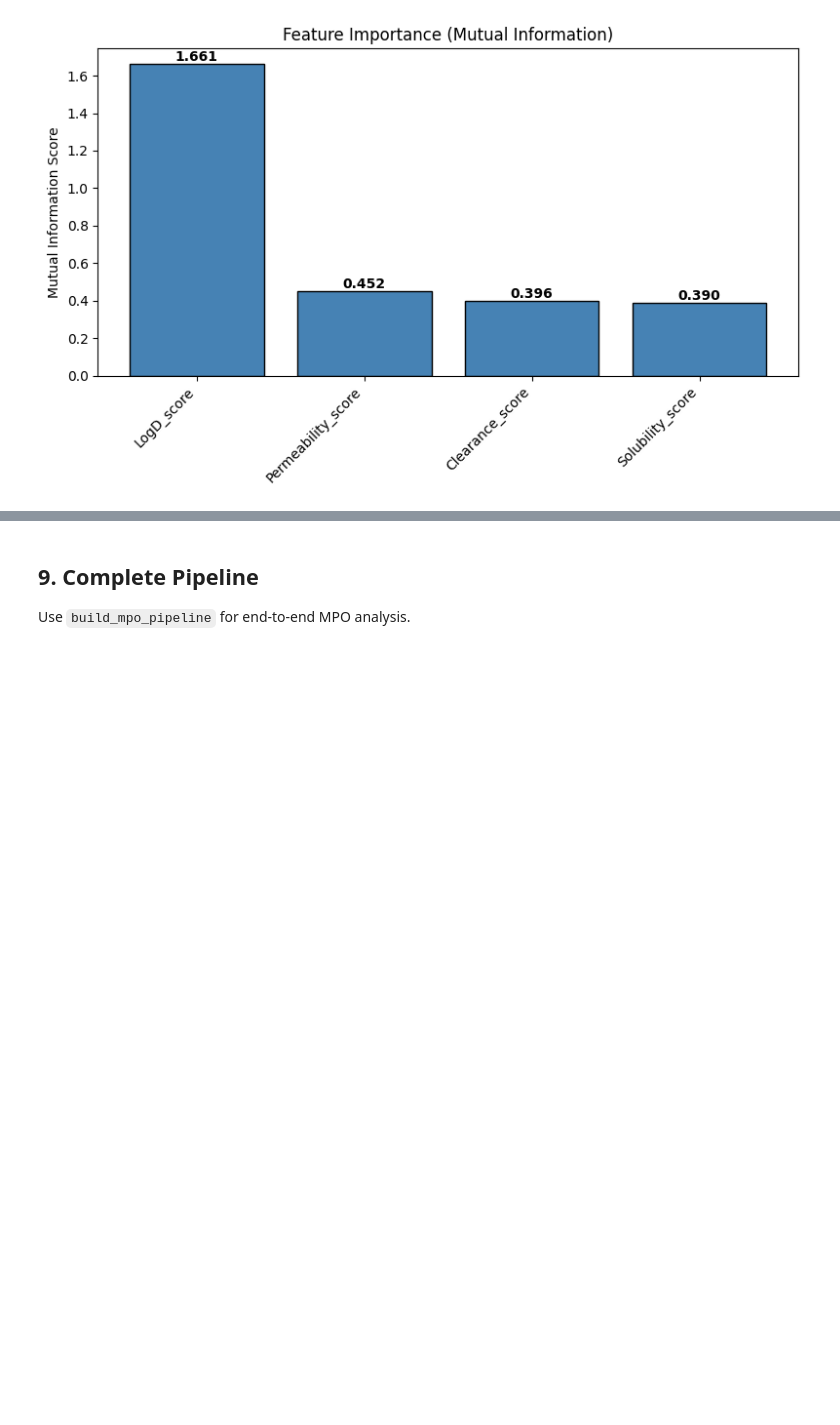
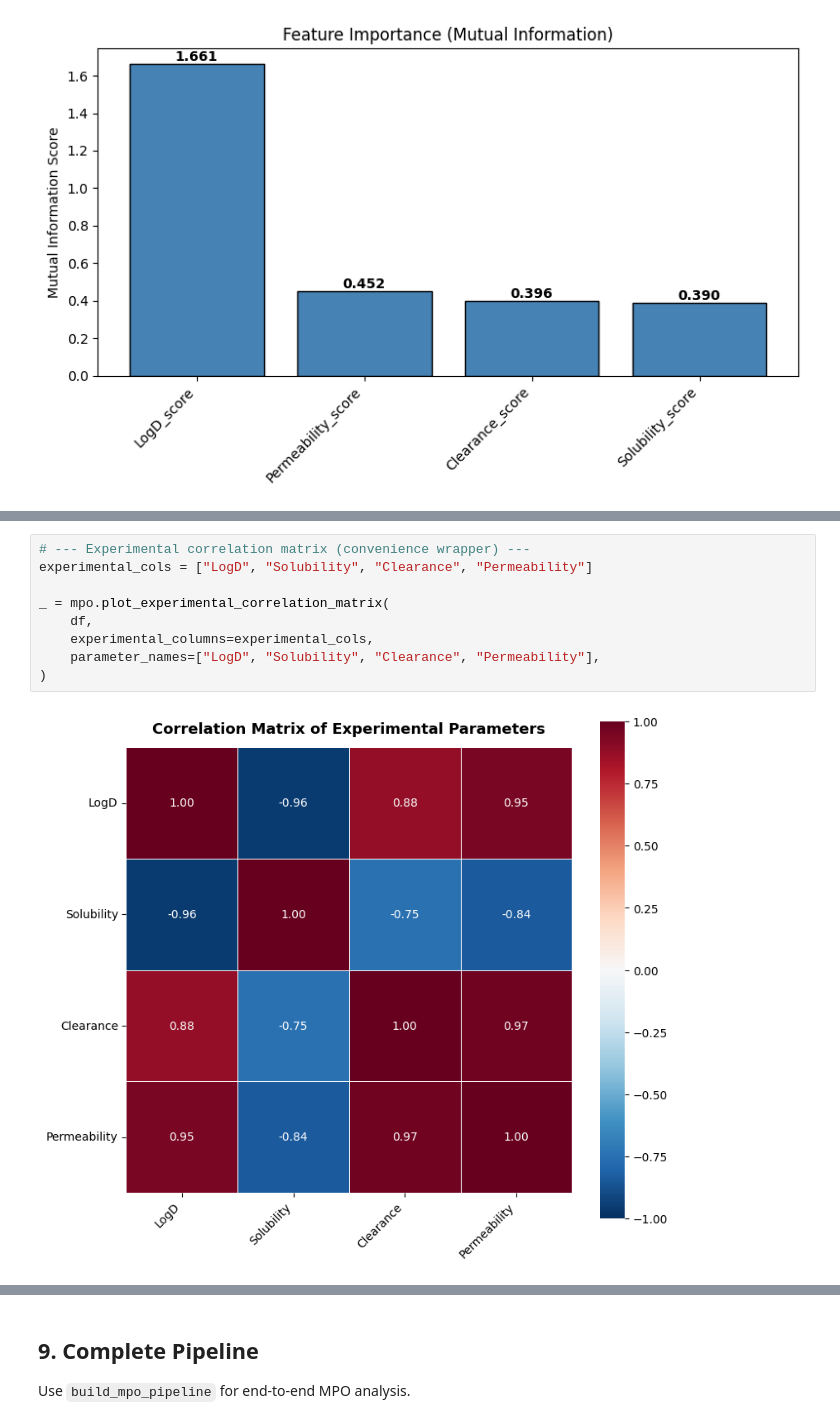
Before and after one commit to AstraZeneca/mosses, a Jupyter notebook: examples/mpo_example.ipynb, the cells around one changed output, grey strips where cells are left out. Drawn from its saved outputs; the diff is of its cells as text; blank space fills up the shorter version.

```diff
--- a/examples/mpo_example.ipynb
+++ b/examples/mpo_example.ipynb
@@ -304,0 +312,11 @@ mpo.plot_correlation_matrix(
+# %%
+# --- Experimental correlation matrix (convenience wrapper) ---
+experimental_cols = ["LogD", "Solubility", "Clearance", "Permeability"]
+
+_ = mpo.plot_experimental_correlation_matrix(
+    df,
+    experimental_columns=experimental_cols,
+    parameter_names=["LogD", "Solubility", "Clearance", "Permeability"],
+)
+# %% [output]
+[figure, added]
```
Also changed, not shown: parts of 7 cells of this notebook, 3 other files.
